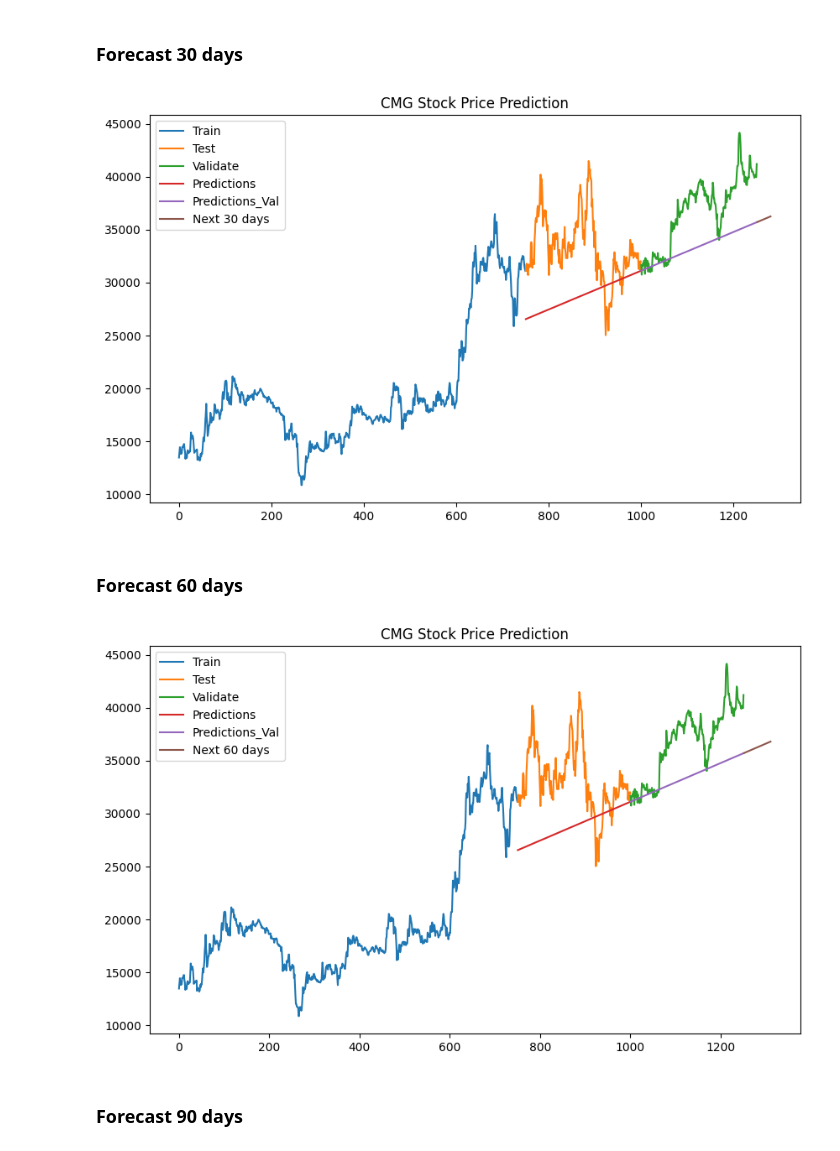
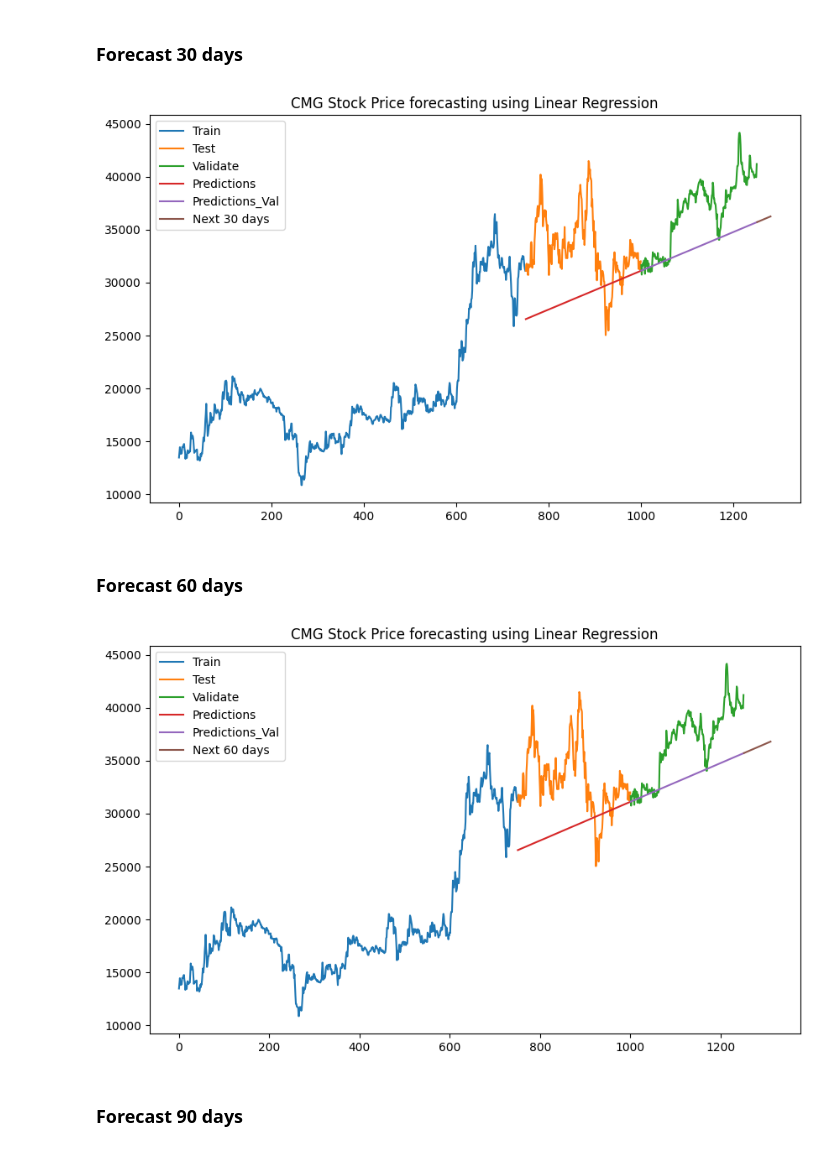
Before and after one commit to cawfee4/IS403_O22_HTCL_8, a Jupyter notebook: Model/LinearRegression/LinearRegression_CMG_622.ipynb, the cells around one changed output. Saved outputs shown, nothing was run; the diff lists cells and outputs as text; code cells hidden in the pictures.

```diff
--- a/Model/LinearRegression/LinearRegression_CMG_622.ipynb
+++ b/Model/LinearRegression/LinearRegression_CMG_622.ipynb
@@ -91,17 +91,17 @@ y_30_days_pred = model.predict(predicted_day)
 # %%
 # Plotting the data
 plt.figure(figsize=(10, 6))
 plt.plot(train_data.index, train_data['close'])
 plt.plot(test_data.index, test_data['close'])
 plt.plot(val_data.index, val_data['close'])
 plt.plot(test_data.index, y_test_pred)
 plt.plot(val_data.index, y_val_pred)
 plt.plot(predicted_day, y_30_days_pred)
-plt.title(f"{stock_name[stock]} Stock Price Prediction")
+plt.title(f"{stock_name[stock]} Stock Price forecasting using Linear Regression")
 plt.legend(['Train', 'Test', 'Validate','Predictions','Predictions_Val', f"Next {num_of_days} days"])
 plt.show()
 # %% [output]
-[figure, old version]
+[figure, new version]
 # %% [markdown]
 ### Forecast 60 days
 # %%
@@ -120,11 +120,11 @@ plt.plot(val_data.index, val_data['close'])
 plt.plot(test_data.index, y_test_pred)
 plt.plot(val_data.index, y_val_pred)
 plt.plot(predicted_day, y_60_days_pred)
-plt.title(f"{stock_name[stock]} Stock Price Prediction")
+plt.title(f"{stock_name[stock]} Stock Price forecasting using Linear Regression")
 plt.legend(['Train', 'Test', 'Validate','Predictions','Predictions_Val', f"Next {num_of_days} days"])
 plt.show()
 # %% [output]
-[figure, old version]
+[figure, new version]
 # %% [markdown]
 ### Forecast 90 days
 # %%
```
Also changed, not shown: parts of 4 cells of this notebook, 16 other files.
